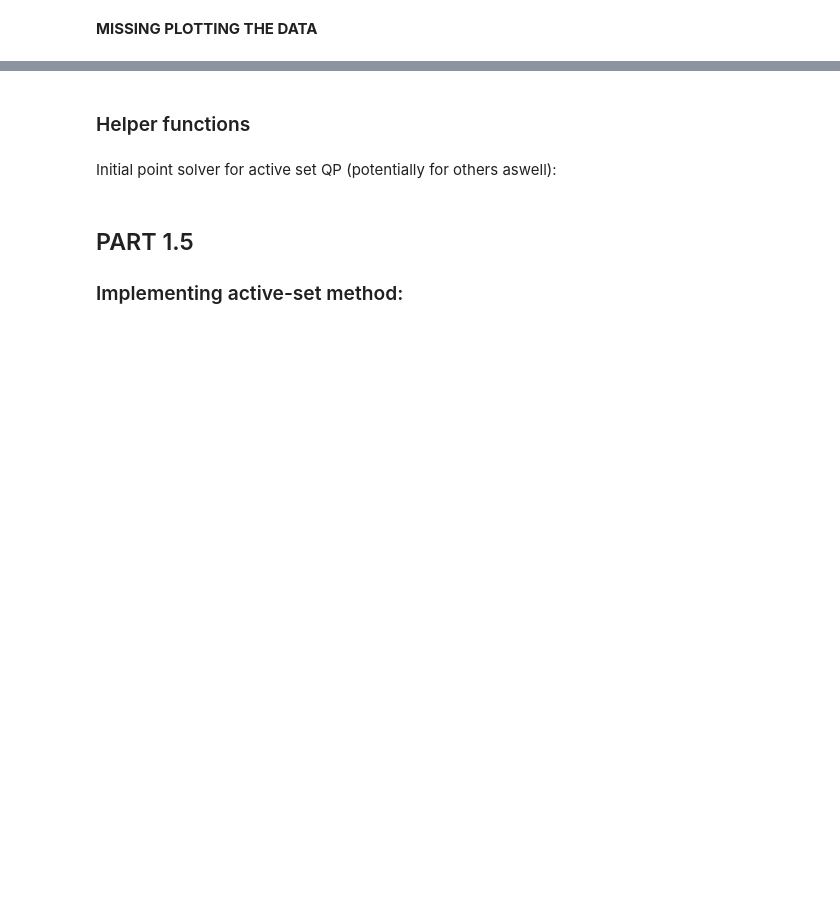
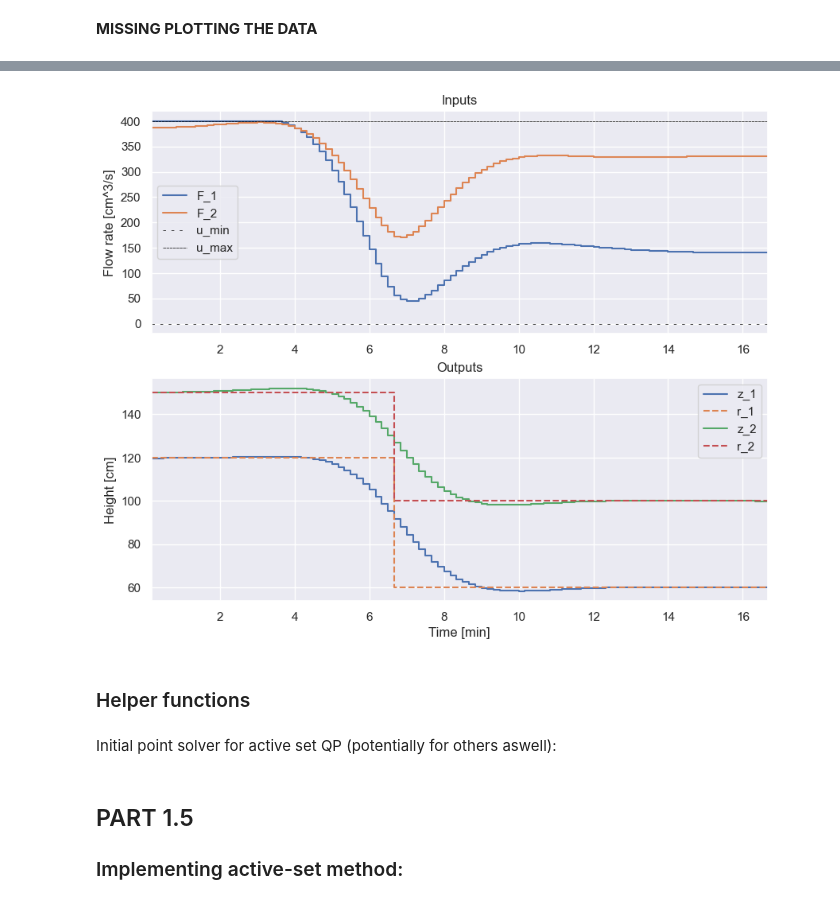
Before and after one commit to Hoflinger/02612-Project, a Jupyter notebook: part_2.ipynb, the cells around one changed output, grey strips where cells are left out. Drawn from its saved outputs; the diff is of its cells as text; code cells hidden in the pictures; blank space fills up the shorter version.

Commit message:
plotting solution

```diff
--- a/part_2.ipynb
+++ b/part_2.ipynb
@@ -105,9 +105,50 @@ R_k shape: (200, 1)
-# %%
-#replicate function in "PlotSolutionQP.m":
-def plot_solution(x, data):
-    mat = io.loadmat(data)
-
-    u = x.reshape(2,100)
+# %%
+#replicate function in "PlotSolutionQP.m":
+def plot_solution(U, data):
+    mat = io.loadmat(data)
+    N = mat["N"].flatten()[0]
+    C = mat["C"]
+    A = mat["A"]
+    B = mat["B"]
+    T = mat["T"].ravel()
+    xx = mat["x_kk"].copy().ravel()
+
+    u = U.reshape(100, 2)
+
+    x = np.zeros((N,len(xx)))
+    x[0] = xx
+    z = np.zeros((N,2))
+    z[0] = C @ xx
+    for i in range(1,N):
+        x[i] = A @ x[i-1] + B @ u[i-1]
+        z[i] = C @ x[i]
+
+    z = z + mat["zs"].astype(np.float64).ravel()
+    u = u + mat["us"].astype(np.float64).ravel()
+    r = mat["R_k"].reshape((100,2)) + mat["zs"].astype(np.float64).ravel()
+
+    fig, ax = plt.subplots(2,1,figsize=(10,8))
+
+    for i in range(2):
+        ax[0].step(T, u[:,i], label=f"F_{i+1}")
+        ax[1].step(T, z[:,i], label=f"z_{i+1}")
+        ax[1].step(T, r[:,i], label=f"r_{i+1}", linestyle="--")
+        ax[i].set_xlim([T.min(),T.max()])
+    ax[0].axhline(y=0, label="u_min", color="black", linestyle=(0, (5, 10)), linewidth=0.5)
+    ax[0].axhline(y=400, label="u_max", color="black", linestyle=(0, (5, 1)), linewidth=0.5)
+    ax[0].legend()
+    ax[1].legend()
+    ax[0].set_title("Inputs")
+    ax[1].set_title("Outputs")
+    ax[0].set_ylabel("Flow rate [cm^3/s]")
+    ax[1].set_ylabel("Height [cm]")
+    ax[1].set_xlabel("Time [min]")
+
+    plt.show()
+
+plot_solution(sol_gurobi, "plot_output.mat")
+# %% [output]
+[figure, added]
 # %% [markdown]
 ### Helper functions
 # %%
```
Also changed, not shown: parts of 2 cells of this notebook.
